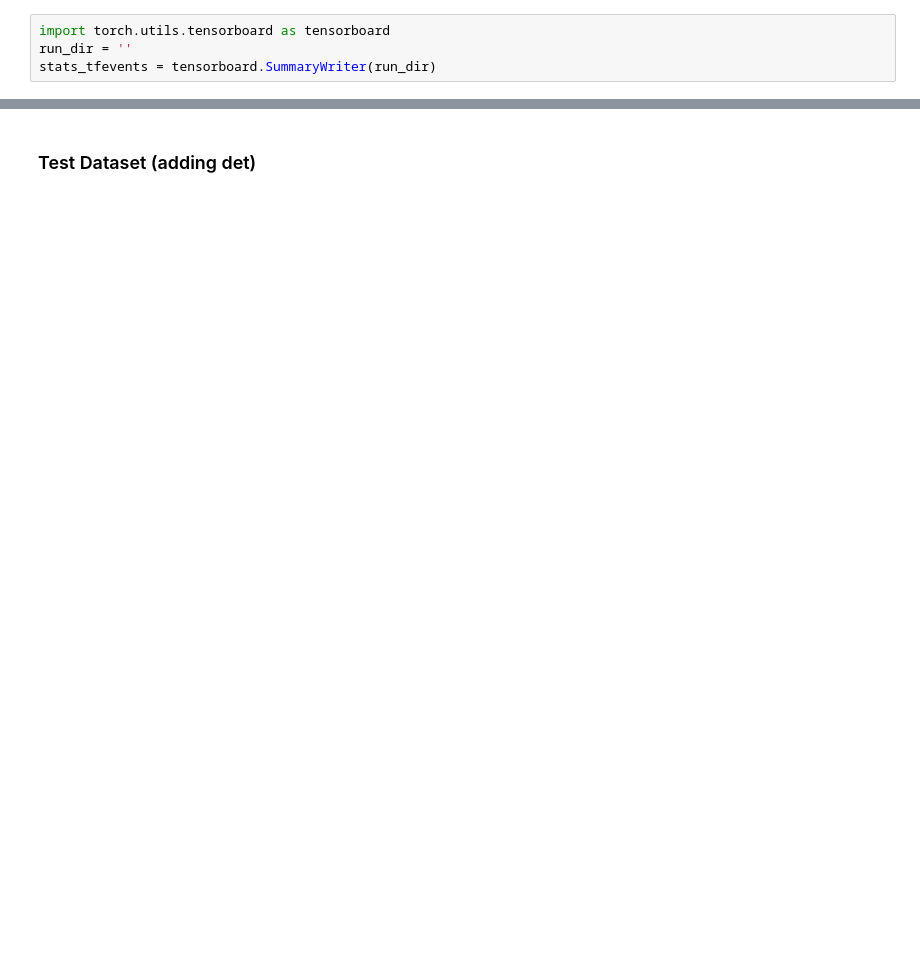
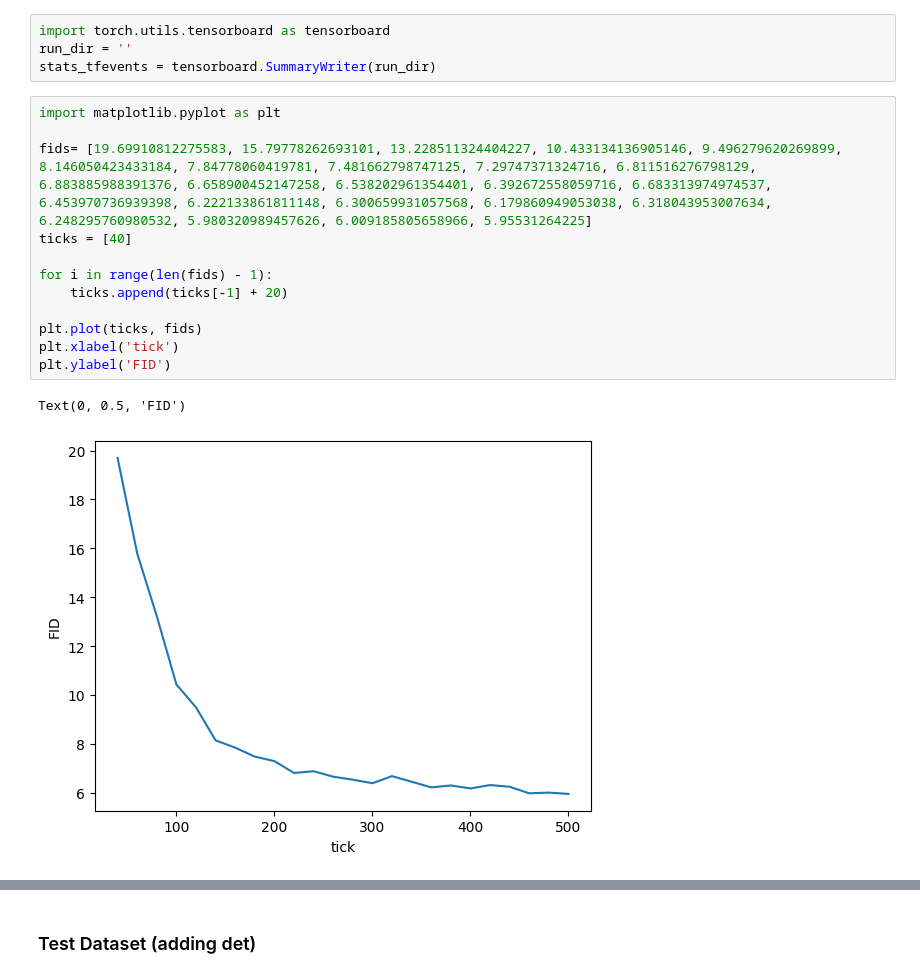
Before and after one commit to ntp-shin/CS-MAT, a Jupyter notebook: test_code.ipynb, the cells around one changed output, grey strips where cells are left out. Cells and saved outputs as stored; diff of their text form; blank space fills up the shorter version.

```diff
--- a/test_code.ipynb
+++ b/test_code.ipynb
@@ -2,3 +2,18 @@
 import torch.utils.tensorboard as tensorboard
 run_dir = ''
 stats_tfevents = tensorboard.SummaryWriter(run_dir)
+# %%
+import matplotlib.pyplot as plt
+
+fids= [19.69910812275583, 15.79778262693101, 13.228511324404227, 10.433134136905146, 9.496279620269899, 8.146050423433184, 7.84778060419781, 7.481662798747125, 7.29747371324716, 6.811516276798129, 6.883885988391376, 6.658900452147258, 6.538202961354401, 6.392672558059716, 6.683313974974537, 6.453970736939398, 6.222133861811148, 6.300659931057568, 6.179860949053038, 6.318043953007634, 6.248295760980532, 5.980320989457626, 6.009185805658966, 5.95531264225]
+ticks = [40]
+
+for i in range(len(fids) - 1):
+    ticks.append(ticks[-1] + 20)
+
+plt.plot(ticks, fids)
+plt.xlabel('tick')
+plt.ylabel('FID')
+# %% [output]
+Text(0, 0.5, 'FID')
+[figure, added]
```
Also changed, not shown: parts of 7 cells of this notebook, 28 other files.
